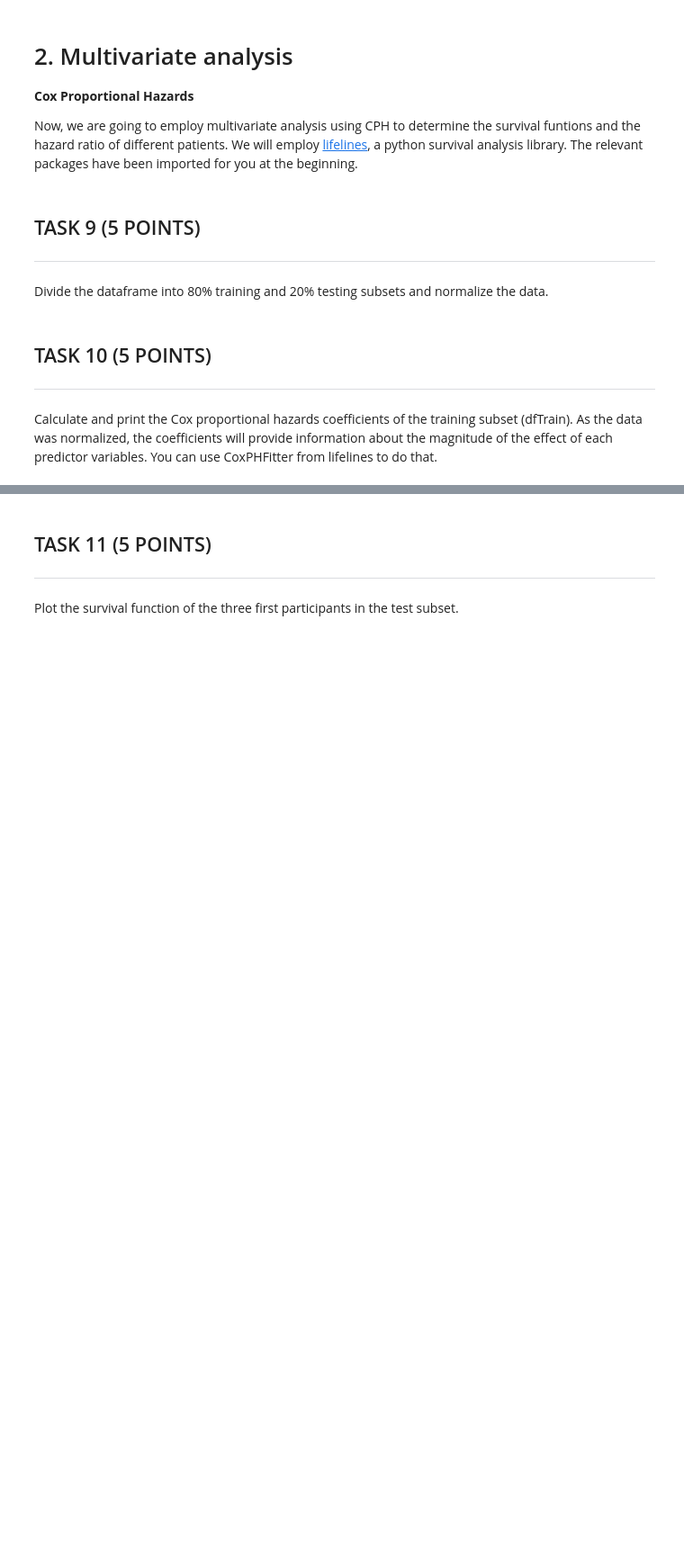
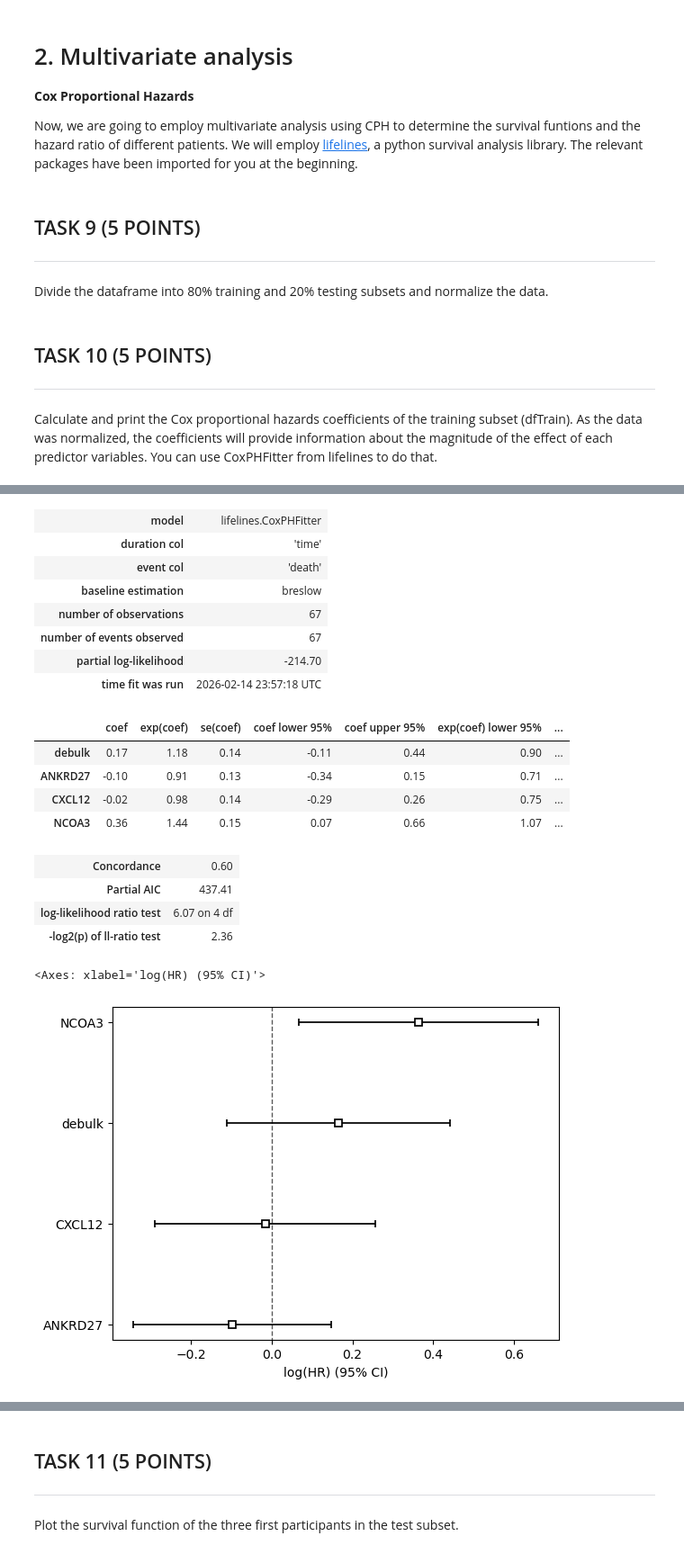
Before and after one commit to kalk-ak/Machine-Learning--MA, a Jupyter notebook: labs/lab2/Lab2_Prognosis.ipynb, the cells around one changed output, grey strips where cells are left out. Shown at 90% size. Cells and saved outputs as stored; diff of their text form; code cells hidden in the pictures; blank space fills up the shorter version.

```diff
--- a/labs/lab2/Lab2_Prognosis.ipynb
+++ b/labs/lab2/Lab2_Prognosis.ipynb
@@ -405,6 +450,12 @@ Divide the dataframe into 80% training and 20% testing subsets and normalize the
 #Divide the data into dfTrain 80% and dfTest 20%:
 #And normalize the data
 # YOUR CODE GOES HERE
+new_cols = df.columns.drop('ID')
+
+df_normalized = StandardScaler().fit_transform(df.drop(columns=['ID']))
+
+df_normalized = pd.DataFrame(df_normalized, columns=new_cols)
+dfTrain, dfTest = train_test_split(df_normalized, test_size=0.2)
 # %% [markdown]
 ## TASK 10 (5 POINTS)
 ---
@@ -412,4 +463,9 @@ Calculate and print the Cox proportional hazards coefficients of the training su
 # %%
 # Calculate and print the Cox proportional hazards coefficients
 
+cph = CoxPHFitter()
+cph.fit(dfTrain, duration_col='time', event_col='death')
+print("Cox Proportional Hazards Coefficients:")
+print(cph.summary)
+
 # YOUR CODE GOES HERE
@@ -416,5 +490,25 @@ Calculate and print the Cox proportional hazards coefficients of the training su
 # %%
 cph.print_summary()
-cph.plot
+cph.plot()
+# %% [output]
+| model | lifelines.CoxPHFitter |
+| duration col | 'time' |
+| event col | 'death' |
+| baseline estimation | breslow |
+| number of observations | 67 |
+| number of events observed | 67 |
+| partial log-likelihood | -214.70 |
+| time fit was run | 2026-02-14 23:57:18 UTC |
+|  | coef | exp(coef) | se(coef) | coef lower 95% | coef upper 95% | exp(coef) lower 95% | ... |
+| debulk | 0.17 | 1.18 | 0.14 | -0.11 | 0.44 | 0.90 | ... |
+| ANKRD27 | -0.10 | 0.91 | 0.13 | -0.34 | 0.15 | 0.71 | ... |
+| CXCL12 | -0.02 | 0.98 | 0.14 | -0.29 | 0.26 | 0.75 | ... |
+| NCOA3 | 0.36 | 1.44 | 0.15 | 0.07 | 0.66 | 1.07 | ... |
+| Concordance | 0.60 |
+| Partial AIC | 437.41 |
+| log-likelihood ratio test | 6.07 on 4 df |
+| -log2(p) of ll-ratio test | 2.36 |
+<Axes: xlabel='log(HR) (95% CI)'>
+[figure, added]
 # %%
 cph.params_.values
```
Also changed, not shown: parts of 22 cells of this notebook.
